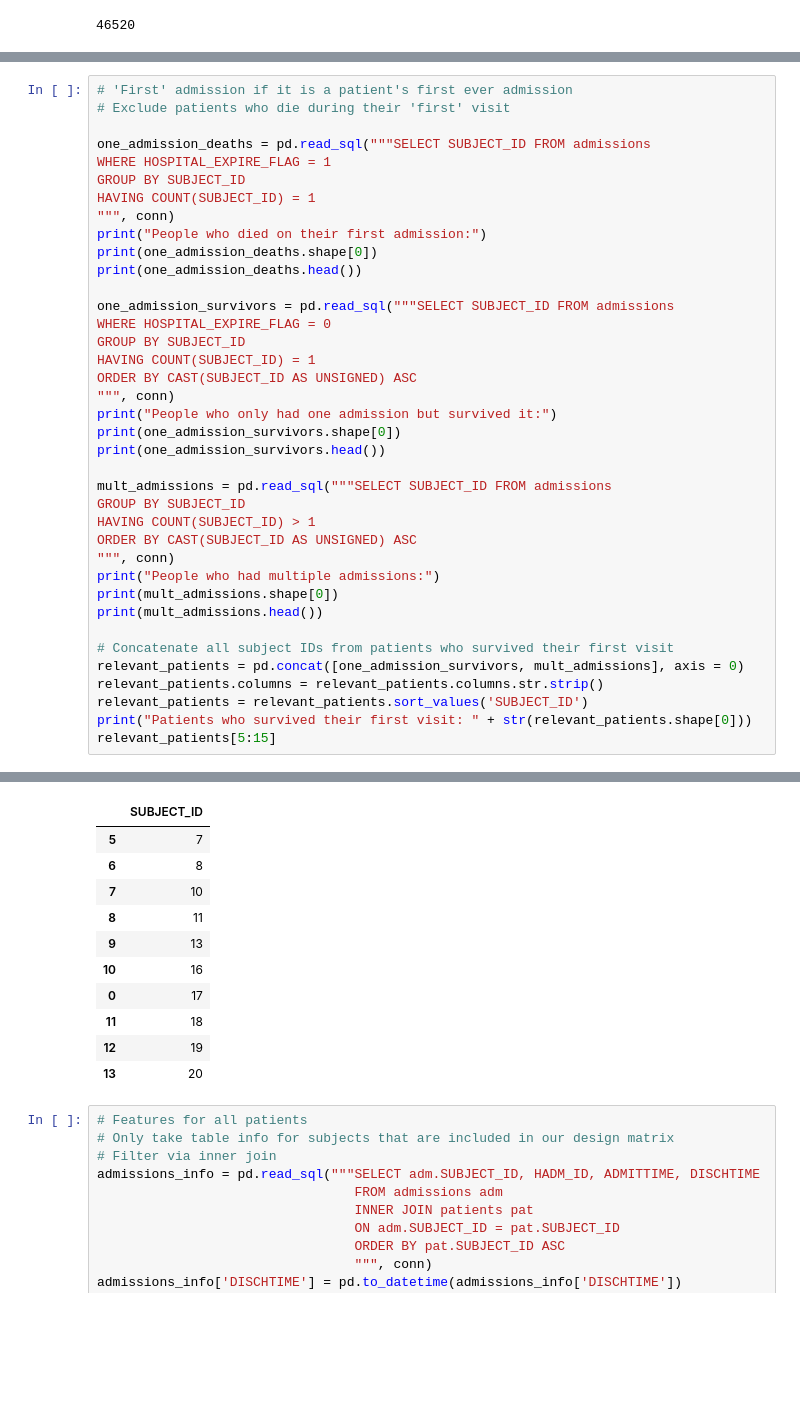
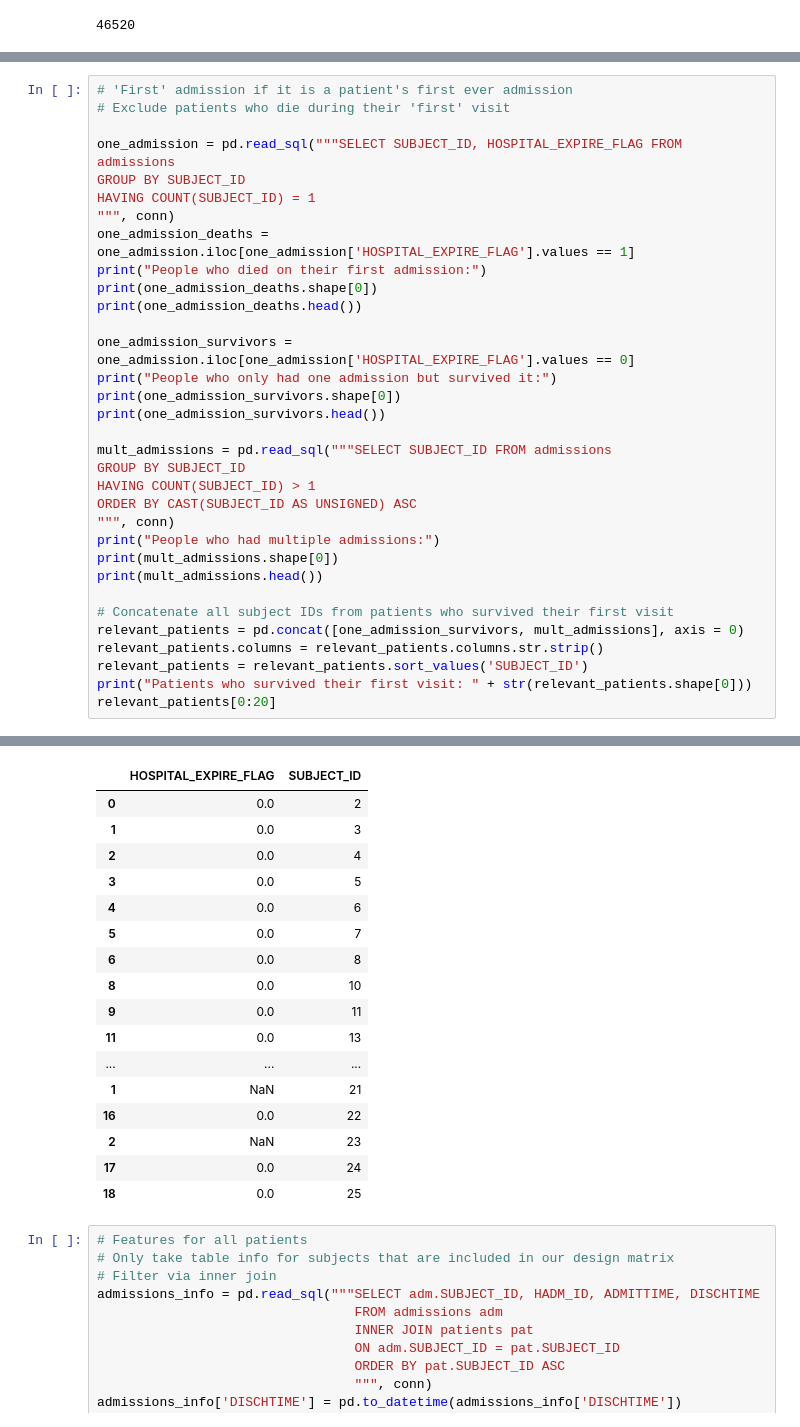
Before and after one commit to kevinmchu/BME590Final, a Jupyter notebook: Design matrix.ipynb, the cells around one changed output, grey strips where cells are left out. Saved outputs shown, nothing was run; the diff lists cells and outputs as text; blank space fills up the shorter version.

```diff
--- a/Design matrix.ipynb
+++ b/Design matrix.ipynb
@@ -61,21 +60,16 @@ all_icustays.head()
 # 'First' admission if it is a patient's first ever admission
 # Exclude patients who die during their 'first' visit
 
-one_admission_deaths = pd.read_sql("""SELECT SUBJECT_ID FROM admissions
-WHERE HOSPITAL_EXPIRE_FLAG = 1
+one_admission = pd.read_sql("""SELECT SUBJECT_ID, HOSPITAL_EXPIRE_FLAG FROM admissions
 GROUP BY SUBJECT_ID
 HAVING COUNT(SUBJECT_ID) = 1
 """, conn)
+one_admission_deaths = one_admission.iloc[one_admission['HOSPITAL_EXPIRE_FLAG'].values == 1]
 print("People who died on their first admission:")
 print(one_admission_deaths.shape[0])
 print(one_admission_deaths.head())
 
-one_admission_survivors = pd.read_sql("""SELECT SUBJECT_ID FROM admissions
-WHERE HOSPITAL_EXPIRE_FLAG = 0
-GROUP BY SUBJECT_ID
-HAVING COUNT(SUBJECT_ID) = 1
-ORDER BY CAST(SUBJECT_ID AS UNSIGNED) ASC
-""", conn)
+one_admission_survivors = one_admission.iloc[one_admission['HOSPITAL_EXPIRE_FLAG'].values == 0]
 print("People who only had one admission but survived it:")
 print(one_admission_survivors.shape[0])
 print(one_admission_survivors.head())
@@ -94,6 +88,6 @@ relevant_patients = pd.concat([one_admission_survivors, mult_admissions], axis =
 relevant_patients.columns = relevant_patients.columns.str.strip()
 relevant_patients = relevant_patients.sort_values('SUBJECT_ID')
 print("Patients who survived their first visit: " + str(relevant_patients.shape[0]))
-relevant_patients[5:15]
+relevant_patients[0:20]
 # %% [output]
 People who died on their first admission:
@@ -116,14 +115,20 @@ Patients who survived their first visit: 43059
-|  | SUBJECT_ID |
-| 5 | 7 |
-| 6 | 8 |
-| 7 | 10 |
-| 8 | 11 |
-| 9 | 13 |
-| 10 | 16 |
-| 0 | 17 |
-| 11 | 18 |
-| 12 | 19 |
-| 13 | 20 |
+|  | HOSPITAL_EXPIRE_FLAG | SUBJECT_ID |
+| 0 | 0.0 | 2 |
+| 1 | 0.0 | 3 |
+| 2 | 0.0 | 4 |
+| 3 | 0.0 | 5 |
+| 4 | 0.0 | 6 |
+| 5 | 0.0 | 7 |
+| 6 | 0.0 | 8 |
+| 8 | 0.0 | 10 |
+| 9 | 0.0 | 11 |
+| 11 | 0.0 | 13 |
+| ... | ... | ... |
+| 1 | NaN | 21 |
+| 16 | 0.0 | 22 |
+| 2 | NaN | 23 |
+| 17 | 0.0 | 24 |
+| 18 | 0.0 | 25 |
 # %%
 # Features for all patients
 # Only take table info for subjects that are included in our design matrix
```
Also changed, not shown: parts of 6 cells of this notebook.
